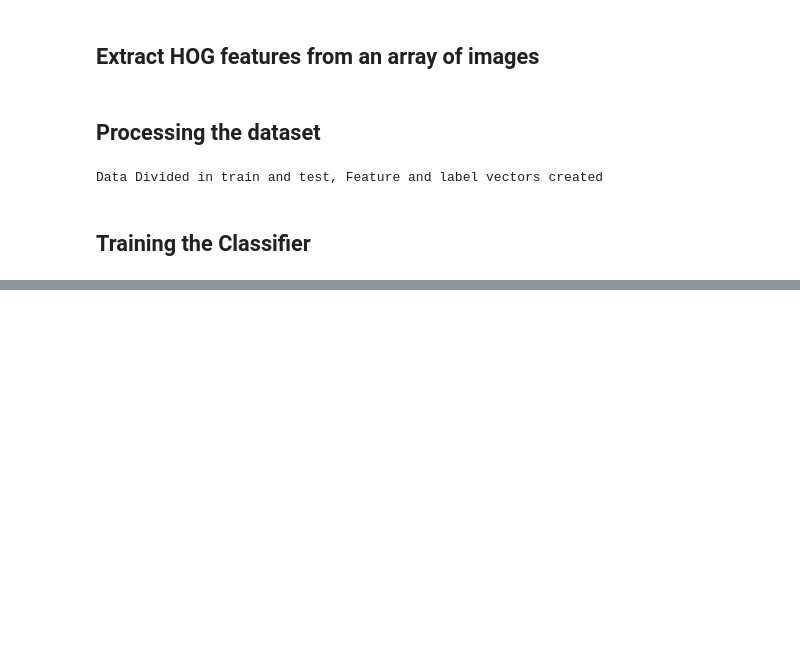
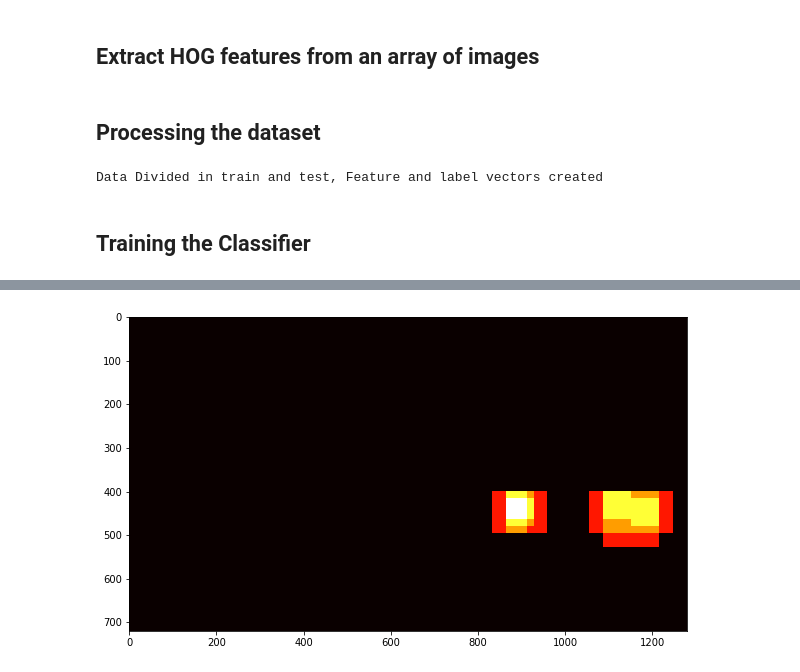
Before and after one commit to rohitsalem/Udacity-CarND-Vehicle-Detection-P5, a Jupyter notebook: P5.ipynb, the cells around one changed output, grey strips where cells are left out. Saved outputs shown, nothing was run; the diff lists cells and outputs as text; code cells hidden in the pictures; blank space fills up the shorter version.

```diff
--- a/P5.ipynb
+++ b/P5.ipynb
@@ -154,0 +403,15 @@ print('Test Accuracy: ', svc.score(X_test,y_test))
+# %%
+# Applying Threshold to the HeatMap findings
+def apply_threshold(heatmap, threshold):
+    # Zero out pixels below the threshold
+    heatmap[heatmap <= threshold] = 0
+    # Return thresholded map
+    return heatmap
+# %%
+# Displaying Example heatmap image After thresholding
+heatmap_img = apply_threshold(heatmap_img, 1)
+plt.figure(figsize=(10,10))
+plt.imshow(heatmap_img, cmap='hot')
+plt.savefig('output_images/heat_theshold.png')
+# %% [output]
+[figure, added]
```
Also changed, not shown: parts of 32 cells of this notebook, 15 other files.
